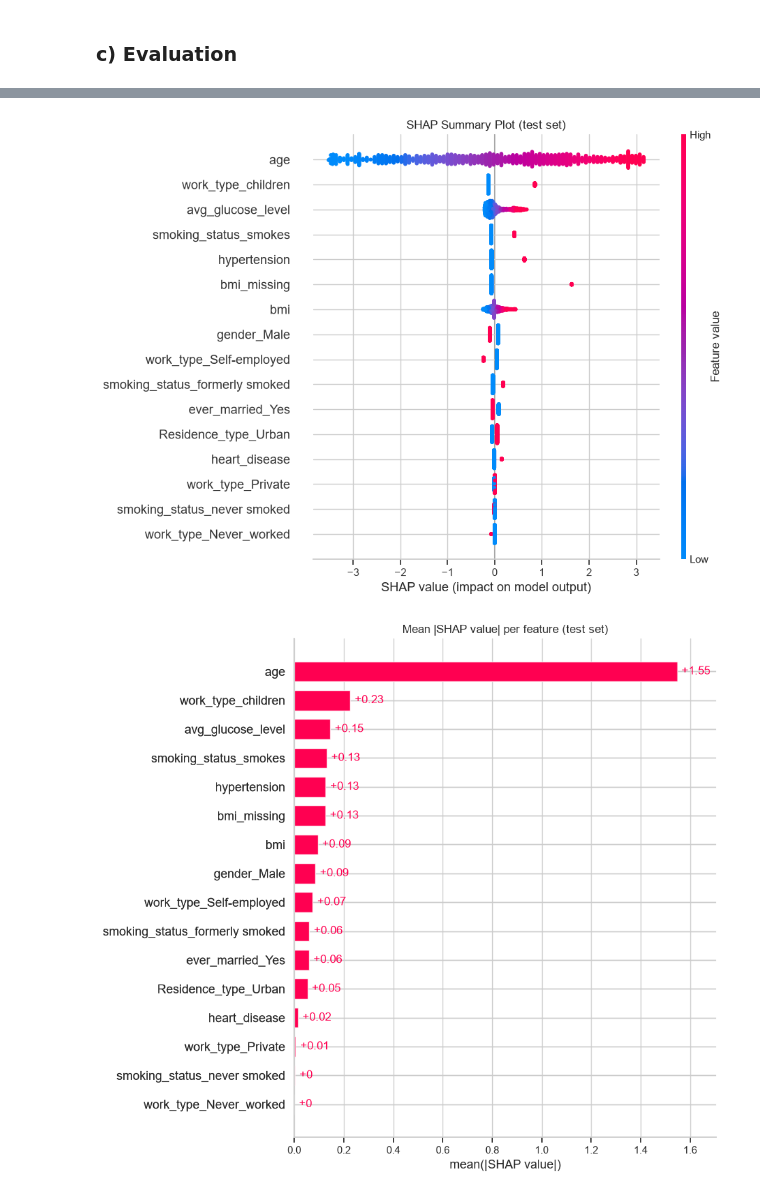
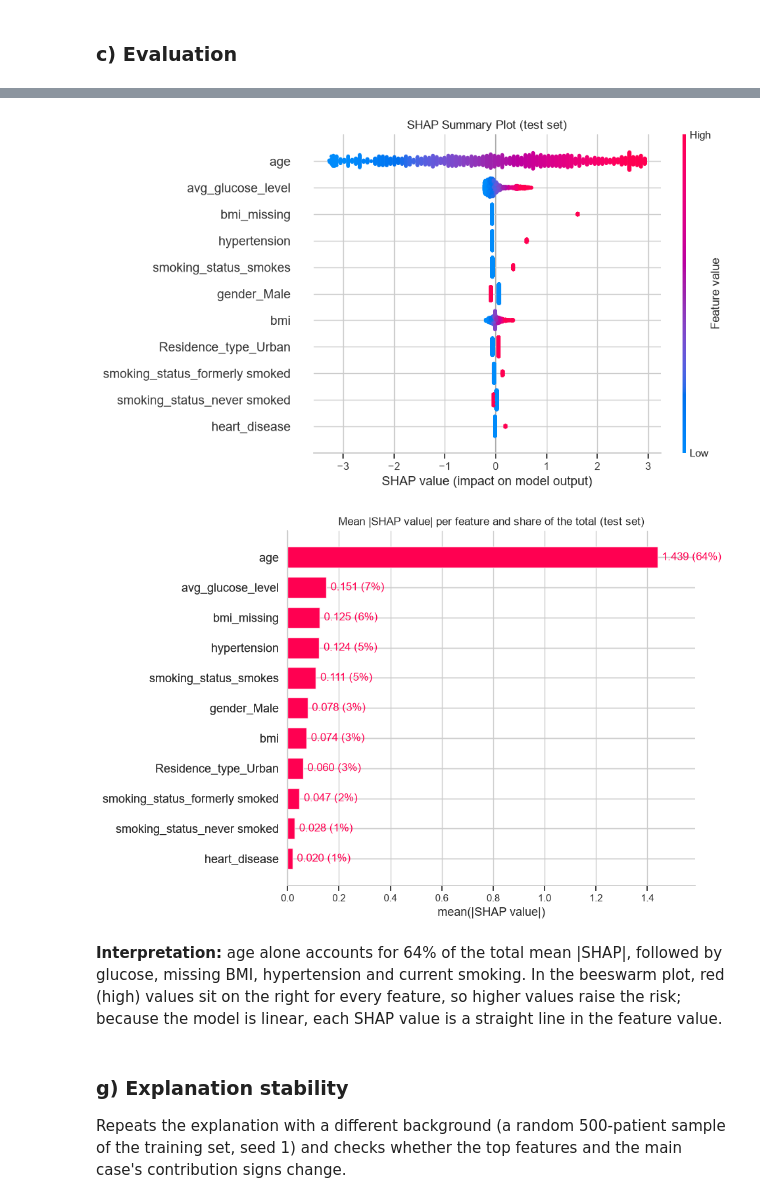
Before and after one commit to YeeJingGan/WQF7009---Assignment-1, a Jupyter notebook: 02_logistic_regression.ipynb, the cells around one changed output, grey strips where cells are left out. Cells and saved outputs as stored; diff of their text form; code cells hidden in the pictures.

```diff
--- a/02_logistic_regression.ipynb
+++ b/02_logistic_regression.ipynb
@@ -54,7 +57,7 @@ Test:  (1022, 11), stroke rate 4.89%
 `class_weight="balanced"` handles the class imbalance (~4.9% stroke) by giving stroke cases more weight.
 # %%
 num_cols = ["age", "avg_glucose_level", "bmi"]
-cat_cols = ["gender", "ever_married", "work_type", "Residence_type", "smoking_status"]
+cat_cols = ["gender", "Residence_type", "smoking_status"]  # ever_married and work_type dropped in 01_eda.ipynb
 bin_cols = ["hypertension", "heart_disease", "bmi_missing"]
 
 preprocess = ColumnTransformer([
@@ -90,0 +96,8 @@ Pipeline(steps=[('preprocess',
+# %%
+oof = cross_val_predict(model, X_train, y_train, cv=5, method="predict_proba")[:, 1]
+rows = []
+for t in [0.3, 0.4, 0.5, 0.6, 0.7, 0.8]:
+    flag = oof >= t
+    rows.append({"threshold": t, "recall": flag[y_train == 1].mean(), "precision": y_train[flag].mean(),
+                 "flagged": flag.mean()})
+pd.DataFrame(rows).round(3)
@@ -193,11 +334,24 @@ The bar plot shows the same ranking as a single number per feature (mean |SHAP v
 # %%
 shap.plots.beeswarm(shap_values, max_display=len(feature_names), show=False)
 plt.title("SHAP Summary Plot (test set)")
 plt.show()
 
 shap.plots.bar(shap_values, max_display=len(feature_names), show=False)
-plt.title("Mean |SHAP value| per feature (test set)")
+# Add each feature's share of the total mean |SHAP| to its bar label
+ax = plt.gca()
+mean_abs = pd.Series(np.abs(shap_values.values).mean(0), index=shap_values.feature_names)
+share = mean_abs / mean_abs.sum() * 100
+names = {round(t.get_position()[1]): t.get_text() for t in ax.get_yticklabels()}
+for t in ax.texts:
+    name = names[round(t.get_position()[1])]
+    t.set_text(f"{mean_abs[name]:.3f} ({share[name]:.0f}%)")
+plt.title("Mean |SHAP value| per feature and share of the total (test set)")
 plt.show()
 # %% [output]
-[figure, old version]
+[figure, new version]
-[figure, old version]
+[figure, new version]
+# %% [markdown]
+**Interpretation:** age alone accounts for 64% of the total mean |SHAP|, followed by glucose, missing BMI, hypertension and current smoking. In the beeswarm plot, red (high) values sit on the right for every feature, so higher values raise the risk; because the model is linear, each SHAP value is a straight line in the feature value.
+# %% [markdown]
+### g) Explanation stability
+Repeats the explanation with a different background (a random 500-patient sample of the training set, seed 1) and checks whether the top features and the main case's contribution signs change.
```
Also changed, not shown: parts of 26 cells of this notebook, 8 other files.
